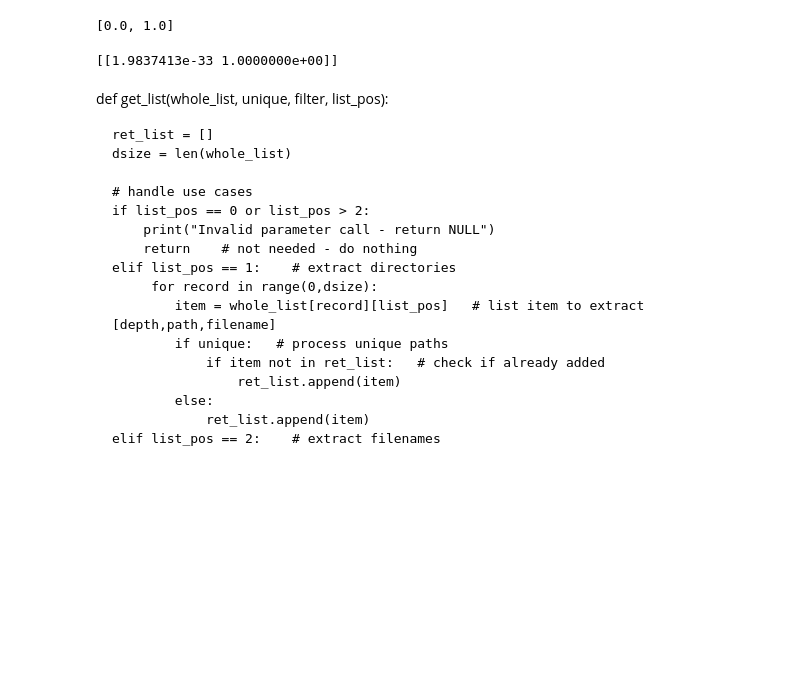
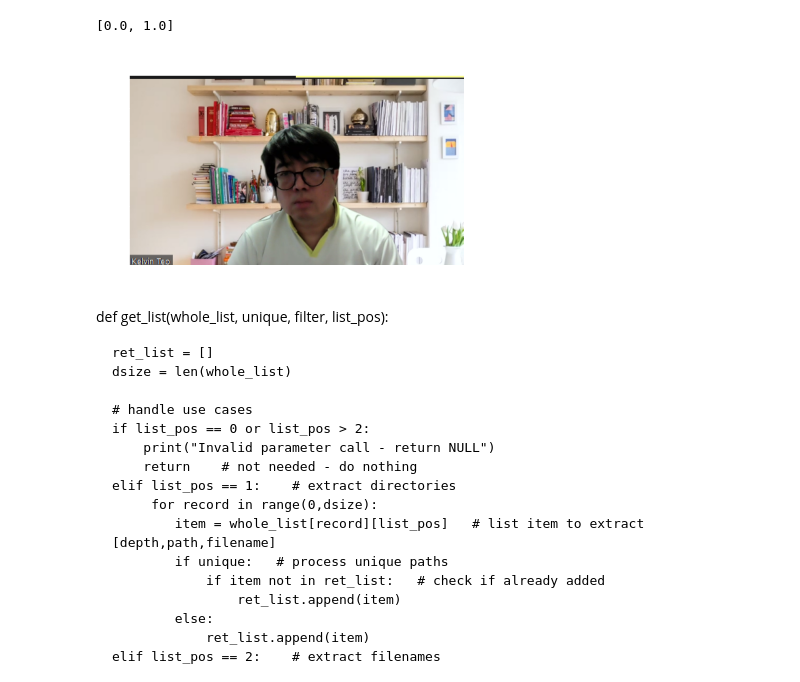
Before and after one commit to psychoatom/AI-0403-Team-3, a Jupyter notebook: notebook/test5.ipynb, the cells around one changed output. Drawn from its saved outputs; the diff is of its cells as text; code cells hidden in the pictures; blank space fills up the shorter version.

```diff
--- a/notebook/test5.ipynb
+++ b/notebook/test5.ipynb
@@ -215,22 +215,23 @@ model.evaluate(test_generate)
 # %%
 # to do - predictions
 
 from tensorflow import io
 import tensorflow as tf
 import numpy as np
 
-tf_img_array = []
 for pic in os.listdir(predict_folder):
         image = os.path.join(predict_folder, pic)
         image = io.read_file(image)
         image = io.decode_image(image, channels = 3)
-        image = tf.image.resize_with_crop_or_pad(image, 224, 224)
+        #image = tf.image.resize_with_crop_or_pad(image, 224, 224)
+        plt.imshow(image)
         image = tf.expand_dims(image, axis=0)
-
         pred = model.predict(image)
-        print(pred)
+        plt.title(pred)
+        plt.show()
+        #print(pred)
 # %% [output]
-[[1.9837413e-33 1.0000000e+00]]
+[figure, added]
 # %%
 # to do - pack and export model for deploy/online predictions
 #!pip install pyyaml h5py
```
Also changed, not shown: 1 other file.
